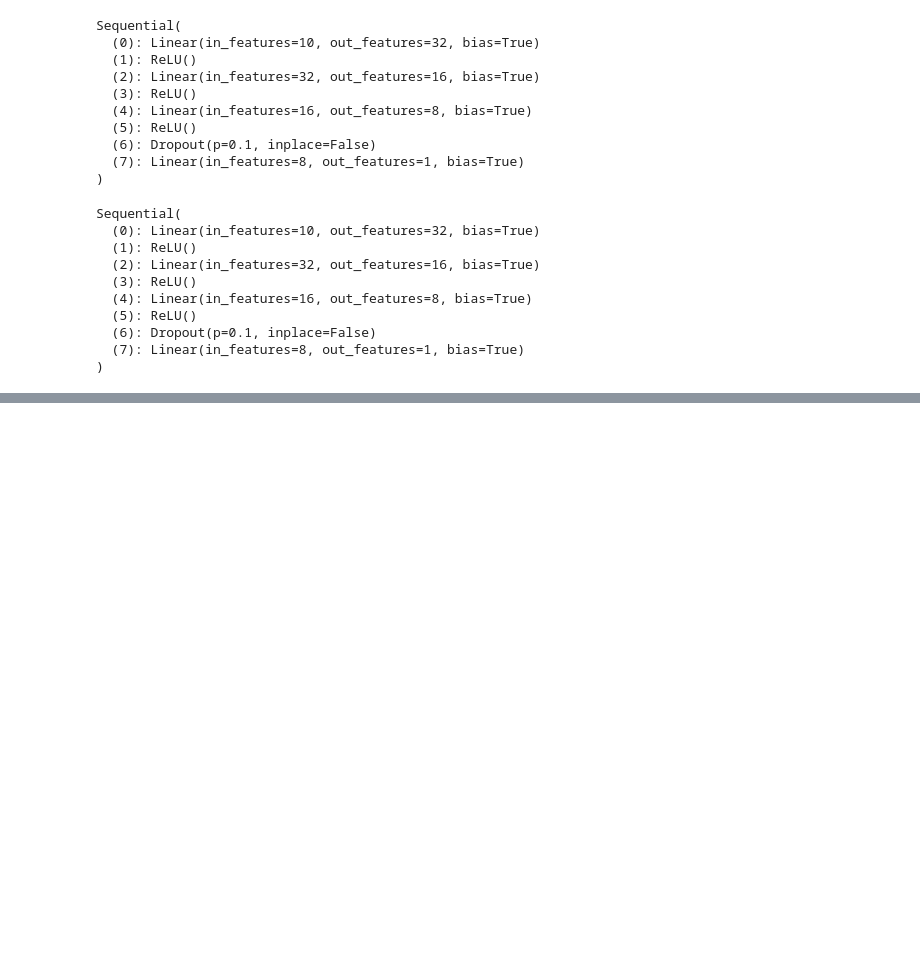
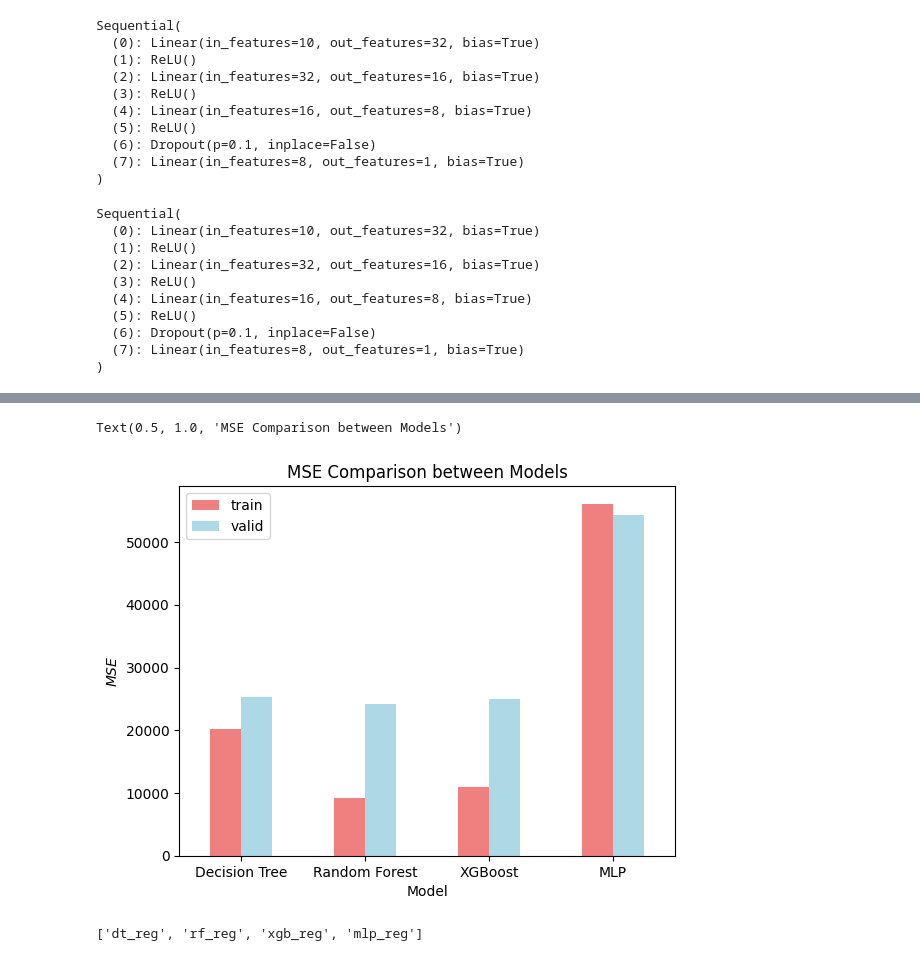
Before and after one commit to hongjiaherng/mediquote, a Jupyter notebook: model_dev/model-dev.ipynb, the cells around one changed output, grey strips where cells are left out. Cells and saved outputs as stored; diff of their text form; code cells hidden in the pictures; blank space fills up the shorter version.

Commit message:
Added XGBoost

```diff
--- a/model_dev/model-dev.ipynb
+++ b/model_dev/model-dev.ipynb
@@ -402,0 +506,3 @@ mean_squared_error(y_true, y_pred)
+# %%
+loss_dict["train"]["xgb_reg"] = np.abs(res_dict["train_neg_mean_squared_error"]).tolist()
+loss_dict["valid"]["xgb_reg"] = np.abs(res_dict["test_neg_mean_squared_error"]).tolist()
@@ -521,3 +645,6 @@ np.mean(mse_test)
+# %%
+loss_dict["train"]["mlp_reg"] = mse_train
+loss_dict["valid"]["mlp_reg"] = mse_test
 # %%
 mlp = torch.nn.Sequential(
     torch.nn.Linear(10, 32),
@@ -578,0 +726,20 @@ torch.nn.functional.mse_loss(y_pred, torch.tensor(y_true, dtype=torch.float32).v
+# %%
+train_losses = [np.mean(loss_dict["train"][model_name]) for model_name in loss_dict["train"]]
+valid_losses = [np.mean(loss_dict["valid"][model_name]) for model_name in loss_dict["valid"]]
+model_names = ["Decision Tree", "Random Forest", "XGBoost", "MLP"]
+
+df = pd.DataFrame({
+    "train": train_losses,
+    "valid": valid_losses,
+}, index=model_names)
+df.plot.bar(rot=0, color={"train": "lightcoral", "valid": "lightblue"})
+plt.ylabel("$MSE$")
+plt.xlabel("Model")
+plt.title("MSE Comparison between Models")
+# %% [output]
+Text(0.5, 1.0, 'MSE Comparison between Models')
+[figure, added]
+# %%
+list(loss_dict["train"].keys())
+# %% [output]
+['dt_reg', 'rf_reg', 'xgb_reg', 'mlp_reg']
```
Also changed, not shown: parts of 31 cells of this notebook, 11 other files.
